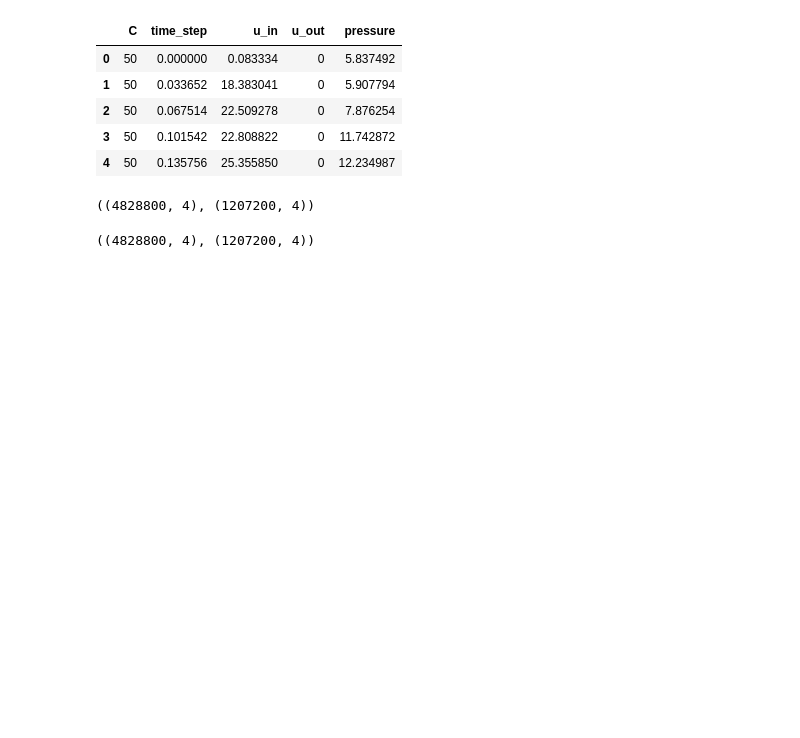
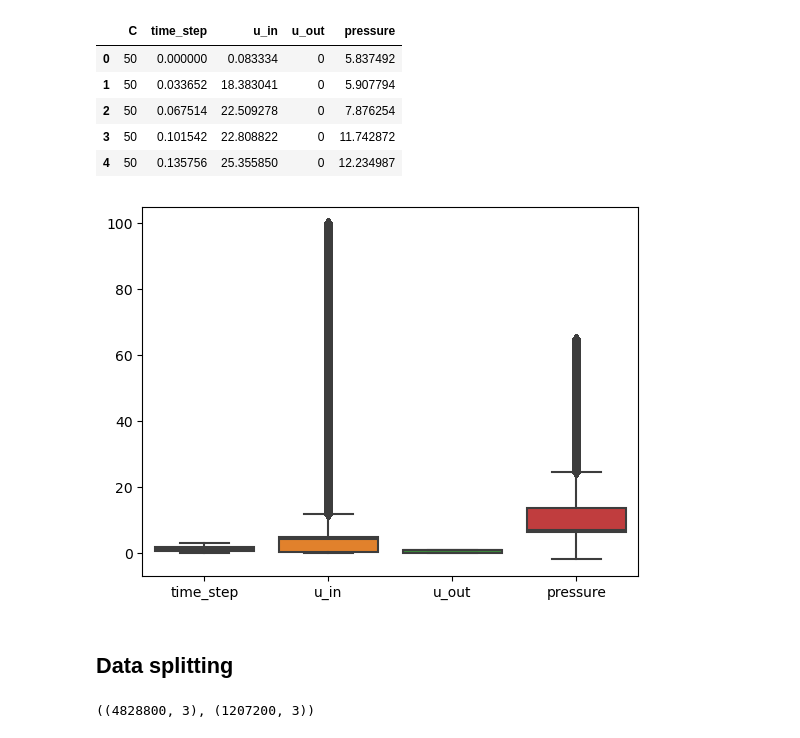
Before and after one commit to VishalyGinny/Data-Science-Projects, a Jupyter notebook: Google_brain/GB.ipynb, the cells around one changed output. Drawn from its saved outputs; the diff is of its cells as text; code cells hidden in the pictures; blank space fills up the shorter version.

```diff
--- a/Google_brain/GB.ipynb
+++ b/Google_brain/GB.ipynb
@@ -74,6 +96,17 @@ df.head()
 | 2 | 50 | 0.067514 | 22.509278 | 0 | 7.876254 |
 | 3 | 50 | 0.101542 | 22.808822 | 0 | 11.742872 |
 | 4 | 50 | 0.135756 | 25.355850 | 0 | 12.234987 |
+# %%
+# drop the C column
+df.drop('C', axis=1, inplace=True)
+# %%
+# plot a boxplot
+sns.boxplot(data=df)
+plt.show()
+# %% [output]
+[figure, added]
+# %% [markdown]
+## Data splitting
 # %%
 # split the data into train and test
 from sklearn.model_selection import train_test_split
@@ -82,13 +115,4 @@ y = df['pressure']
 X_train, X_test, y_train, y_test = train_test_split(X, y, test_size=0.2, random_state=42)
 X_train.shape, X_test.shape
 # %% [output]
-((4828800, 4), (1207200, 4))
+((4828800, 3), (1207200, 3))
-# %%
-# split the data into train and test
-from sklearn.model_selection import train_test_split
-X = df.drop('pressure', axis=1)
-y = df['pressure']
-X_train, X_test, y_train, y_test = train_test_split(X, y, test_size=0.2, random_state=42)
-X_train.shape, X_test.shape
-# %% [output]
-((4828800, 4), (1207200, 4))
```
Also changed, not shown: parts of 29 cells of this notebook, 2 other files.
